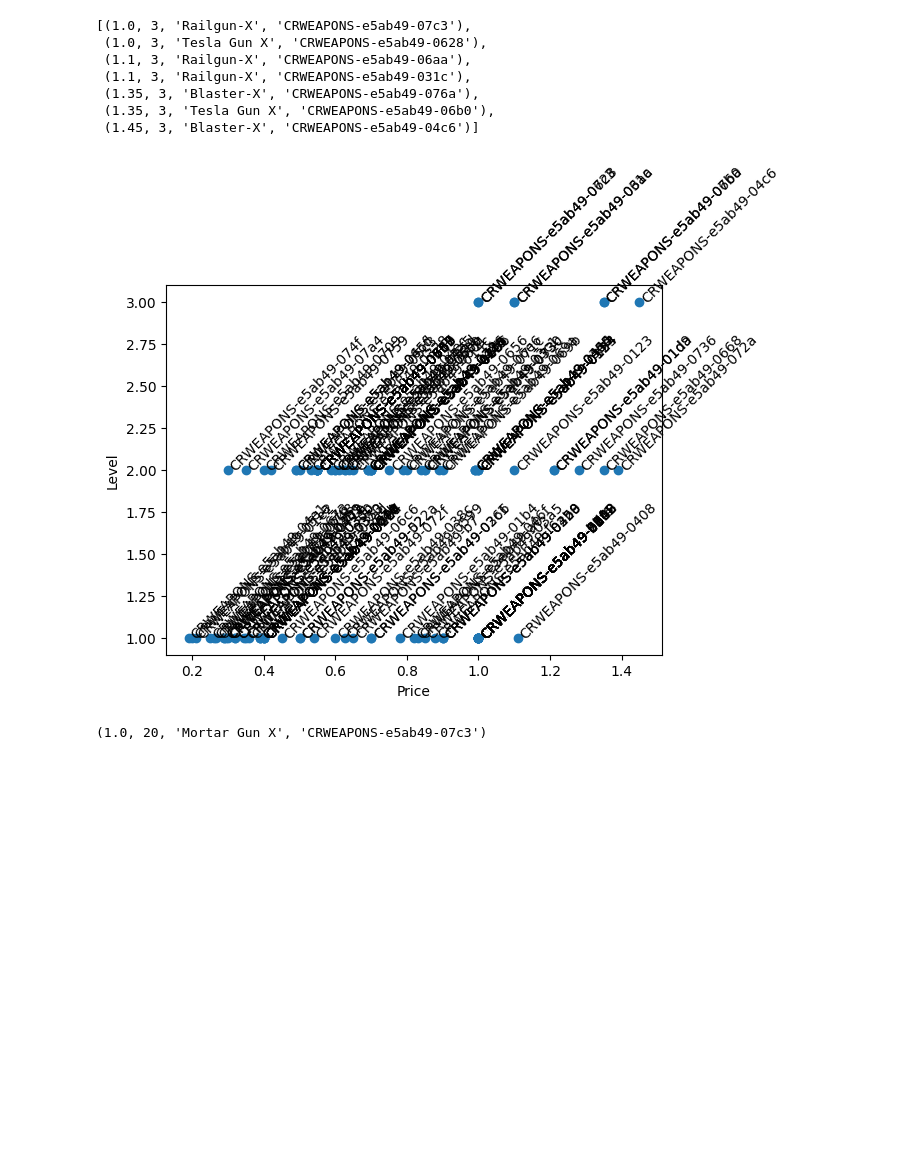
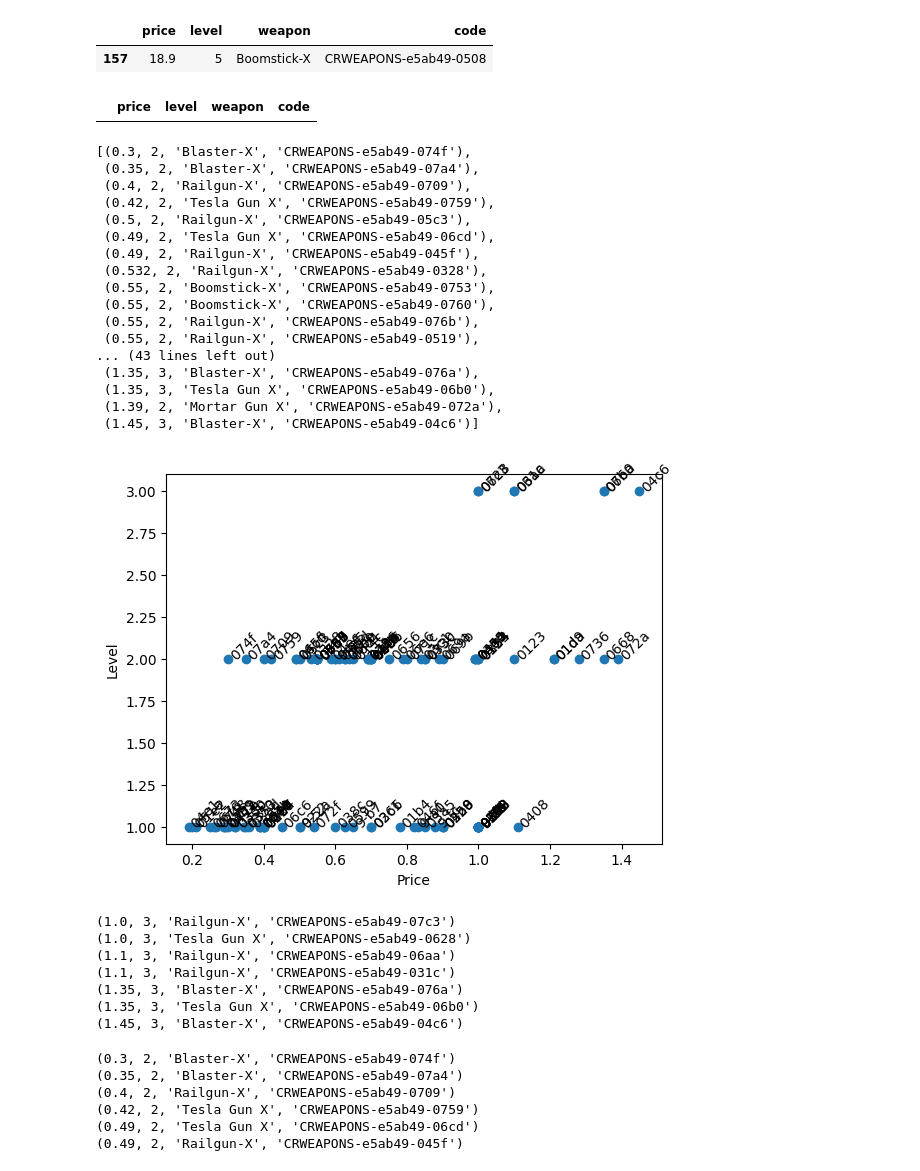
Before and after one commit to VincenzoImp/Cantina-Royale, a Jupyter notebook: XOXNO scraper/weapon/scraper2.ipynb, the cells around one changed output. Drawn from its saved outputs; the diff is of its cells as text; code cells hidden in the pictures; blank space fills up the shorter version.

```diff
--- a/XOXNO scraper/weapon/scraper2.ipynb
+++ b/XOXNO scraper/weapon/scraper2.ipynb
@@ -77,28 +160,68 @@ CRWEAPONS-e5ab49-05bb
+# %%
+df5 = df[df['level'] == 5]
+df5 = df5.sort_values(by='price')
+df5
+# %% [output]
+|  | price | level | weapon | code |
+| 157 | 18.9 | 5 | Boomstick-X | CRWEAPONS-e5ab49-0508 |
+# %%
+df6 = df[df['level'] == 6]
+df6 = df6.sort_values(by='price')
+df6
+# %% [output]
+|  | price | level | weapon | code |
 # %%
 l = [i for i in l if i[0] < 1.5]
 # %%
-[x for x in l if x[1] == 3]
+[x for x in l if x[1] > 1]
 # %% [output]
-[(1.0, 3, 'Railgun-X', 'CRWEAPONS-e5ab49-07c3'),
- (1.0, 3, 'Tesla Gun X', 'CRWEAPONS-e5ab49-0628'),
- (1.1, 3, 'Railgun-X', 'CRWEAPONS-e5ab49-06aa'),
- (1.1, 3, 'Railgun-X', 'CRWEAPONS-e5ab49-031c'),
+[(0.3, 2, 'Blaster-X', 'CRWEAPONS-e5ab49-074f'),
+ (0.35, 2, 'Blaster-X', 'CRWEAPONS-e5ab49-07a4'),
+ (0.4, 2, 'Railgun-X', 'CRWEAPONS-e5ab49-0709'),
+ (0.42, 2, 'Tesla Gun X', 'CRWEAPONS-e5ab49-0759'),
+ (0.5, 2, 'Railgun-X', 'CRWEAPONS-e5ab49-05c3'),
+ (0.49, 2, 'Tesla Gun X', 'CRWEAPONS-e5ab49-06cd'),
+ (0.49, 2, 'Railgun-X', 'CRWEAPONS-e5ab49-045f'),
+ (0.532, 2, 'Railgun-X', 'CRWEAPONS-e5ab49-0328'),
+ (0.55, 2, 'Boomstick-X', 'CRWEAPONS-e5ab49-0753'),
+ (0.55, 2, 'Boomstick-X', 'CRWEAPONS-e5ab49-0760'),
+ (0.55, 2, 'Railgun-X', 'CRWEAPONS-e5ab49-076b'),
+ (0.55, 2, 'Railgun-X', 'CRWEAPONS-e5ab49-0519'),
+... (43 lines left out)
  (1.35, 3, 'Blaster-X', 'CRWEAPONS-e5ab49-076a'),
  (1.35, 3, 'Tesla Gun X', 'CRWEAPONS-e5ab49-06b0'),
+ (1.39, 2, 'Mortar Gun X', 'CRWEAPONS-e5ab49-072a'),
  (1.45, 3, 'Blaster-X', 'CRWEAPONS-e5ab49-04c6')]
 # %%
 plt.scatter([x[0] for x in l], [x[1] for x in l])
 plt.xlabel('Price')
 plt.ylabel('Level')
 # label dot with code with angolo 45 degree
 for i in l:
-    plt.annotate(i[3], (i[0], i[1]), rotation=45)
+    plt.annotate(i[3][-4:], (i[0], i[1]), rotation=45)
 plt.show()
 # %% [output]
-[figure, old version]
+[figure, new version]
 # %%
 for x in l:
-    if x[1] > 17:
+    if x[1] > 2:
         print(x)
 # %% [output]
-(1.0, 20, 'Mortar Gun X', 'CRWEAPONS-e5ab49-07c3')
+(1.0, 3, 'Railgun-X', 'CRWEAPONS-e5ab49-07c3')
+(1.0, 3, 'Tesla Gun X', 'CRWEAPONS-e5ab49-0628')
+(1.1, 3, 'Railgun-X', 'CRWEAPONS-e5ab49-06aa')
+(1.1, 3, 'Railgun-X', 'CRWEAPONS-e5ab49-031c')
+(1.35, 3, 'Blaster-X', 'CRWEAPONS-e5ab49-076a')
+(1.35, 3, 'Tesla Gun X', 'CRWEAPONS-e5ab49-06b0')
+(1.45, 3, 'Blaster-X', 'CRWEAPONS-e5ab49-04c6')
+# %%
+for x in l:
+    if x[1] > 1 and x[0] < 0.5:
+        print(x)
+# %% [output]
+(0.3, 2, 'Blaster-X', 'CRWEAPONS-e5ab49-074f')
+(0.35, 2, 'Blaster-X', 'CRWEAPONS-e5ab49-07a4')
+(0.4, 2, 'Railgun-X', 'CRWEAPONS-e5ab49-0709')
+(0.42, 2, 'Tesla Gun X', 'CRWEAPONS-e5ab49-0759')
+(0.49, 2, 'Tesla Gun X', 'CRWEAPONS-e5ab49-06cd')
+(0.49, 2, 'Railgun-X', 'CRWEAPONS-e5ab49-045f')
```
Also changed, not shown: parts of 7 cells of this notebook, 1 other file.
